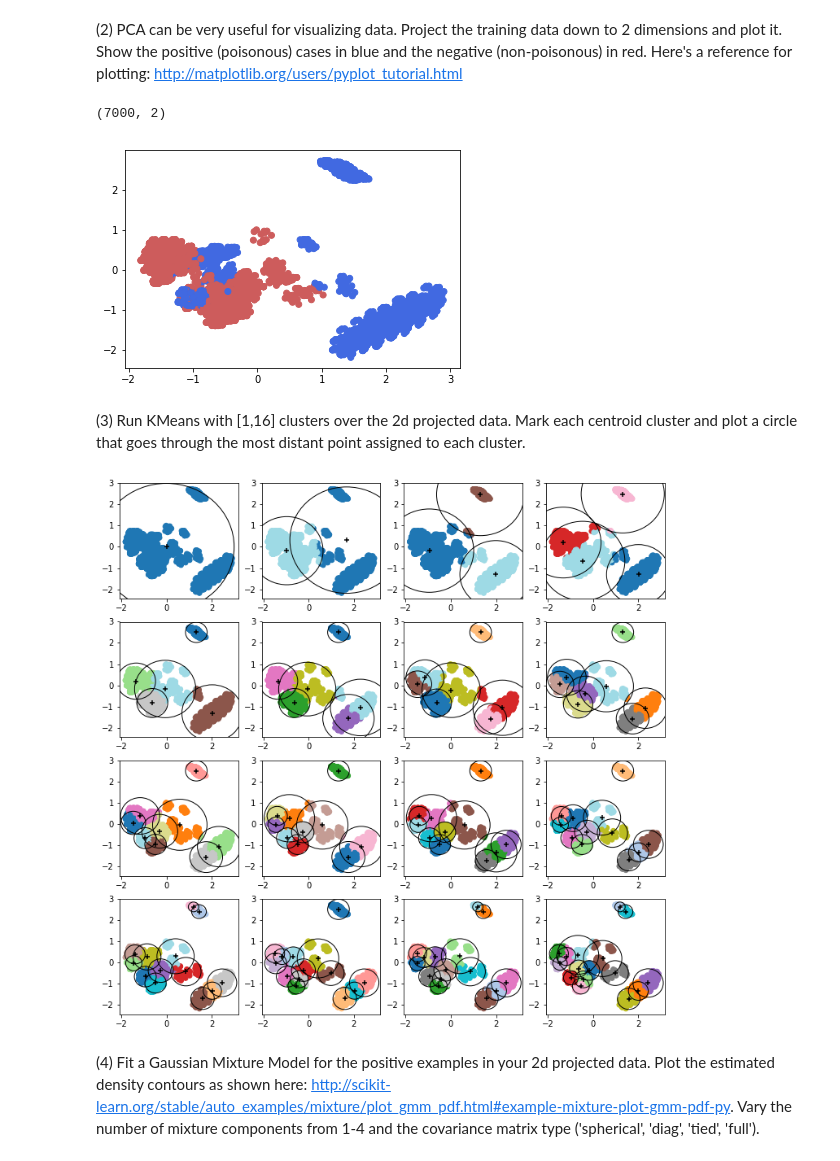
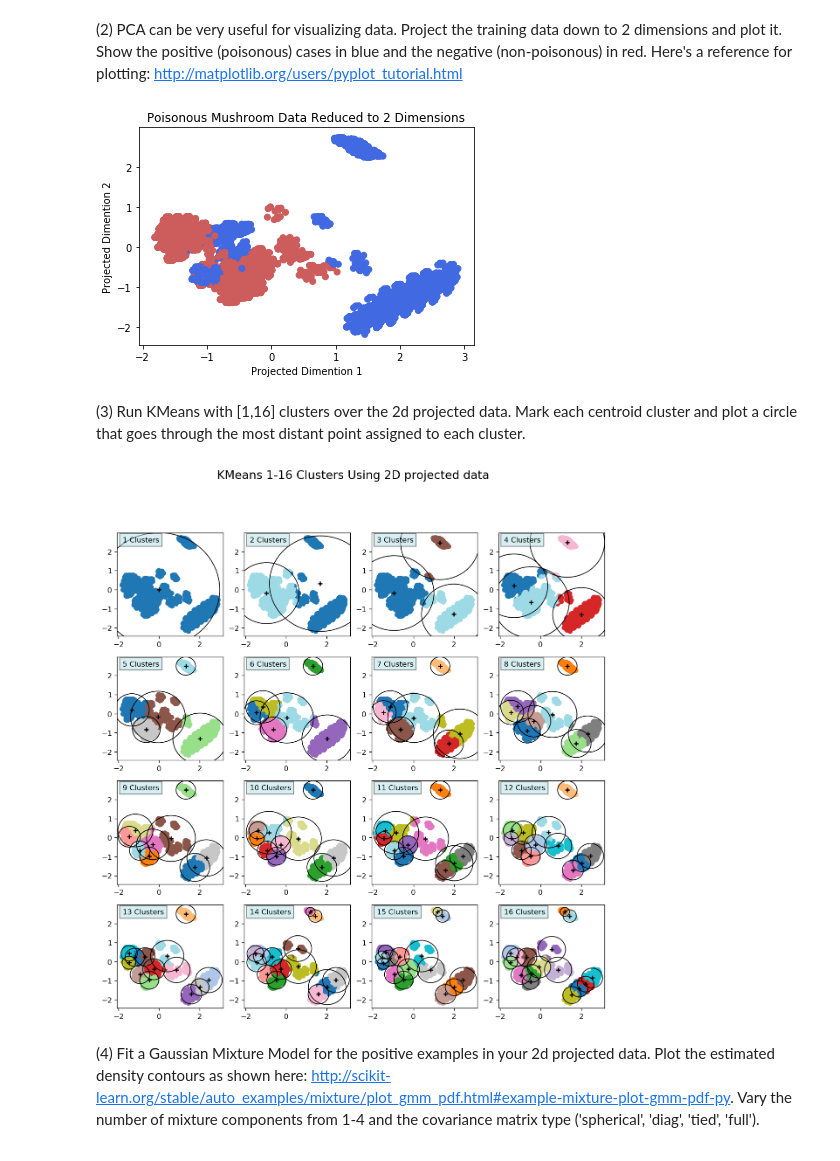
Before and after one commit to kevinhanna/W207_Projects, a Jupyter notebook: Kevin_Hanna_p3.ipynb, the cells around one changed output. Drawn from its saved outputs; the diff is of its cells as text; code cells hidden in the pictures.

```diff
--- a/Kevin_Hanna_p3.ipynb
+++ b/Kevin_Hanna_p3.ipynb
@@ -82,23 +85,24 @@ P1()
 # %%
 def P2():
 ### STUDENT START ###
     X = train_data
     y = train_labels
 
     k = 2
     pca = PCA(n_components=k)
     pca.fit(X)
 
     X_proj = pca.transform(X)
     kcolors = ['royalblue' if poisonous else 'indianred' for poisonous in y]
-
     plt.scatter(X_proj[:,0], X_proj[:,1], color=kcolors)
+    plt.title("Poisonous Mushroom Data Reduced to 2 Dimensions")
+    plt.xlabel('Projected Dimention 1')
+    plt.ylabel('Projected Dimention 2')
 ### STUDENT END ###
 
 P2()
 # %% [output]
-(7000, 2)
-[figure, old version]
+[figure, new version]
 # %% [markdown]
 (3) Run KMeans with [1,16] clusters over the 2d projected data. Mark each centroid cluster and plot a circle that goes through the most distant point assigned to each cluster.
 # %%
@@ -109,6 +113,7 @@ def P3():
         kmeans = KMeans(n_clusters=k)
         y_pred = kmeans.fit_predict(X)
 
+        # Create the main plot over k clusters
         ax.scatter(X[:, 0], X[:, 1], c=y_pred, cmap='tab20')
 
         # Add centroid
@@ -125,9 +130,8 @@ def P3():
                                 radius=tmp_max, fill=False, color='black')
             ax.add_artist(max_circle)
 
-
-#         X_dist = kmeans.transform(X)
-#         X_max_dist = np.max(X_dist, axis=0)
+        # Add an title inside the plot
+        ax.text(-1.8, 2.3,"{} Clusters".format(k), bbox=dict(facecolor='powderblue', alpha=0.5))
 
 
     X = train_data
@@ -140,7 +144,8 @@ def P3():
     X_proj = pca.transform(X)
 
     # Create 4x4 figure of 16 different plots
-    fig = plt.figure(figsize=(12, 12))
+    fig = plt.figure(figsize=(12, 12), dpi=120)
+    fig.suptitle('KMeans 1-16 Clusters Using 2D projected data', fontsize=16)
     for i in range(1, 17):
         ax = fig.add_subplot(4,4,i)
         plot_cluster(i, X_proj, ax)
@@ -149,7 +154,7 @@ def P3():
 
 P3()
 # %% [output]
-[figure, old version]
+[figure, new version]
 # %% [markdown]
 (4) Fit a Gaussian Mixture Model for the positive examples in your 2d projected data. Plot the estimated density contours as shown here: http://scikit-learn.org/stable/auto_examples/mixture/plot_gmm_pdf.html#example-mixture-plot-gmm-pdf-py. Vary the number of mixture components from 1-4 and the covariance matrix type ('spherical', 'diag', 'tied', 'full').
 # %%
```
Also changed, not shown: parts of 1 cell of this notebook.
